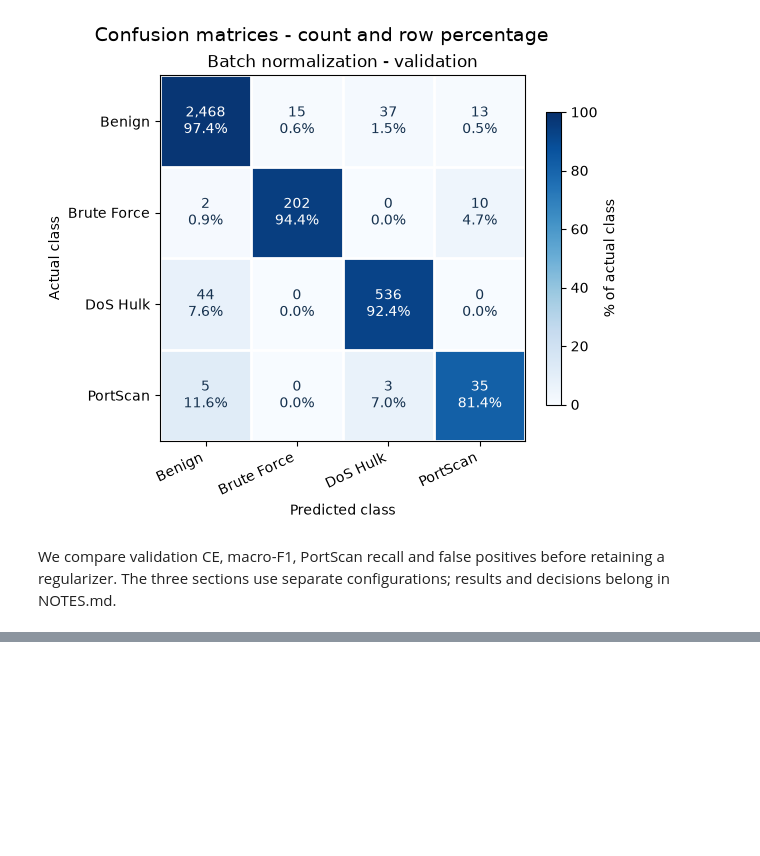
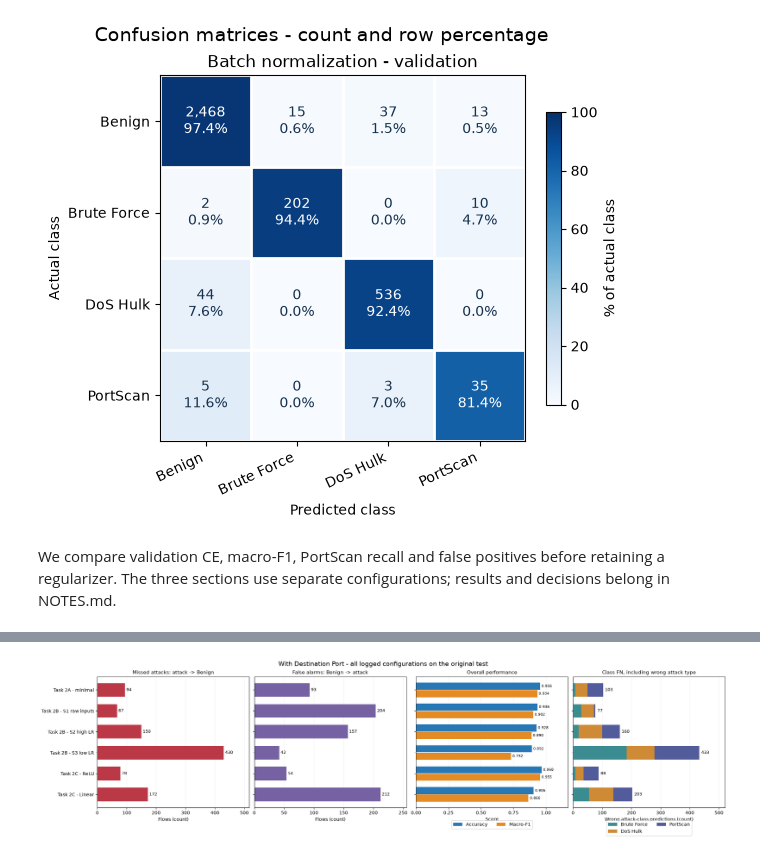
Before and after one commit to HaxelThePenguine/AI-Cybersecurity_labs2026, a Jupyter notebook: Lab_01/lab1.ipynb, the cells around one changed output, grey strips where cells are left out. Cells and saved outputs as stored; diff of their text form; code cells hidden in the pictures; blank space fills up the shorter version.

```diff
--- a/Lab_01/lab1.ipynb
+++ b/Lab_01/lab1.ipynb
@@ -2686,0 +2837,13 @@ We compare validation CE, macro-F1, PortScan recall and false positives before r
+# %%
+from contextlib import redirect_stdout
+from io import StringIO
+from IPython.display import display
+
+port_models_extra = {
+    "Task 2A - minimal": (baseline, X_test_std, y_test),
+    "Task 2B - S1 raw inputs": (results_2b["S1 - raw inputs"], X_test, y_test),
+    "Task 2B - S2 high LR": (results_2b["S2 - high LR"], X_test_std, y_test),
+    "Task 2B - S3 low LR": (results_2b["S3 - low LR"], X_test_std, y_test),
+    "Task 2C - ReLU": (results_2c["ReLU"], X_test_std, y_test),
+    "Task 2C - Linear": (results_2c["Linear"], X_test_std, y_test),
+}
@@ -2686,0 +2983,3 @@ We compare validation CE, macro-F1, PortScan recall and false positives before r
+# %%
+comparison_port_extra, test_port_extra = compare_task_models_extra(port_models_extra)
+display(comparison_port_extra.round(5))
@@ -2686,0 +2995,4 @@ We compare validation CE, macro-F1, PortScan recall and false positives before r
+# %%
+plot_task_comparison_extra(comparison_port_extra, "With Destination Port - all logged configurations on the original test")
+# %% [output]
+[figure, added]
```
Also changed, not shown: parts of 42 cells of this notebook, 2 other files.
